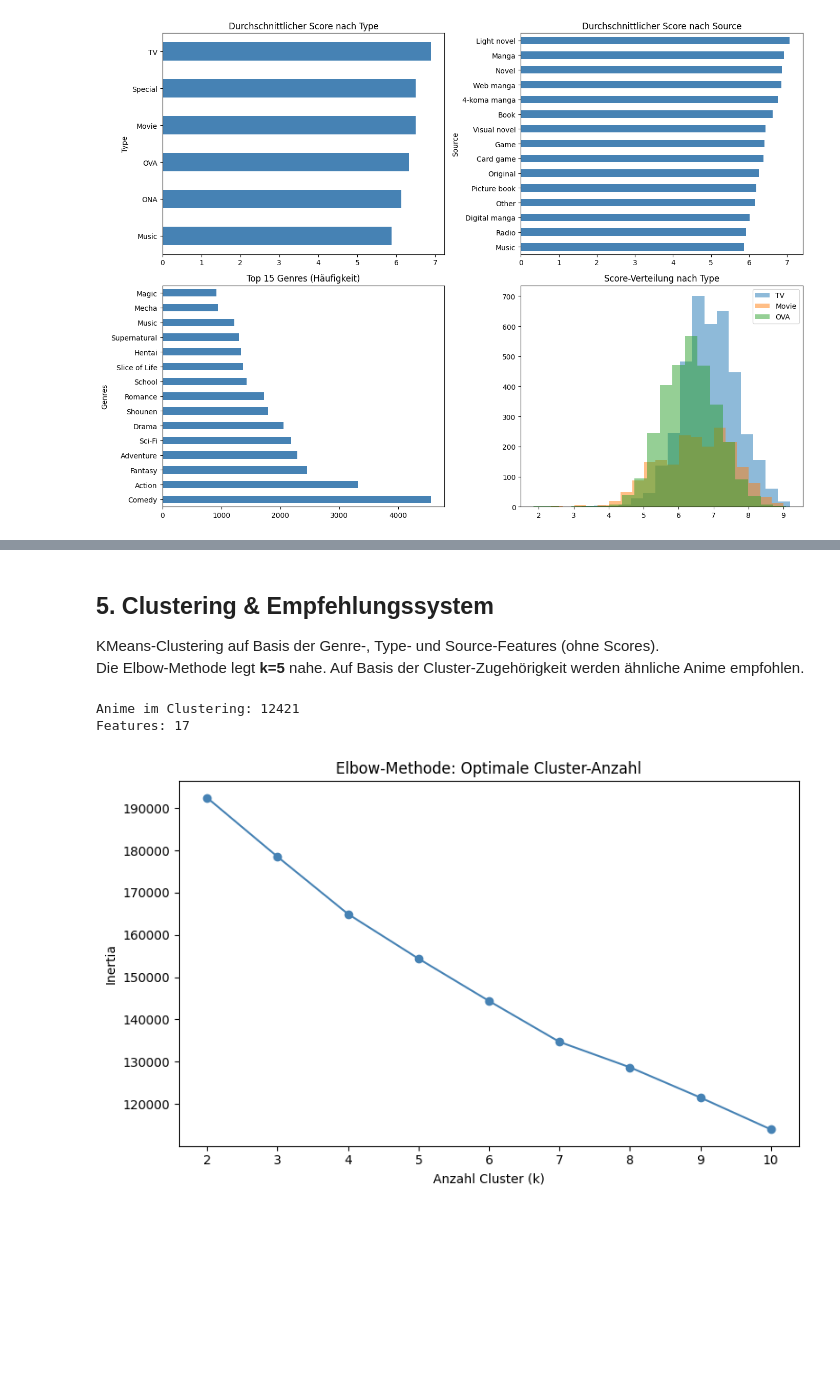
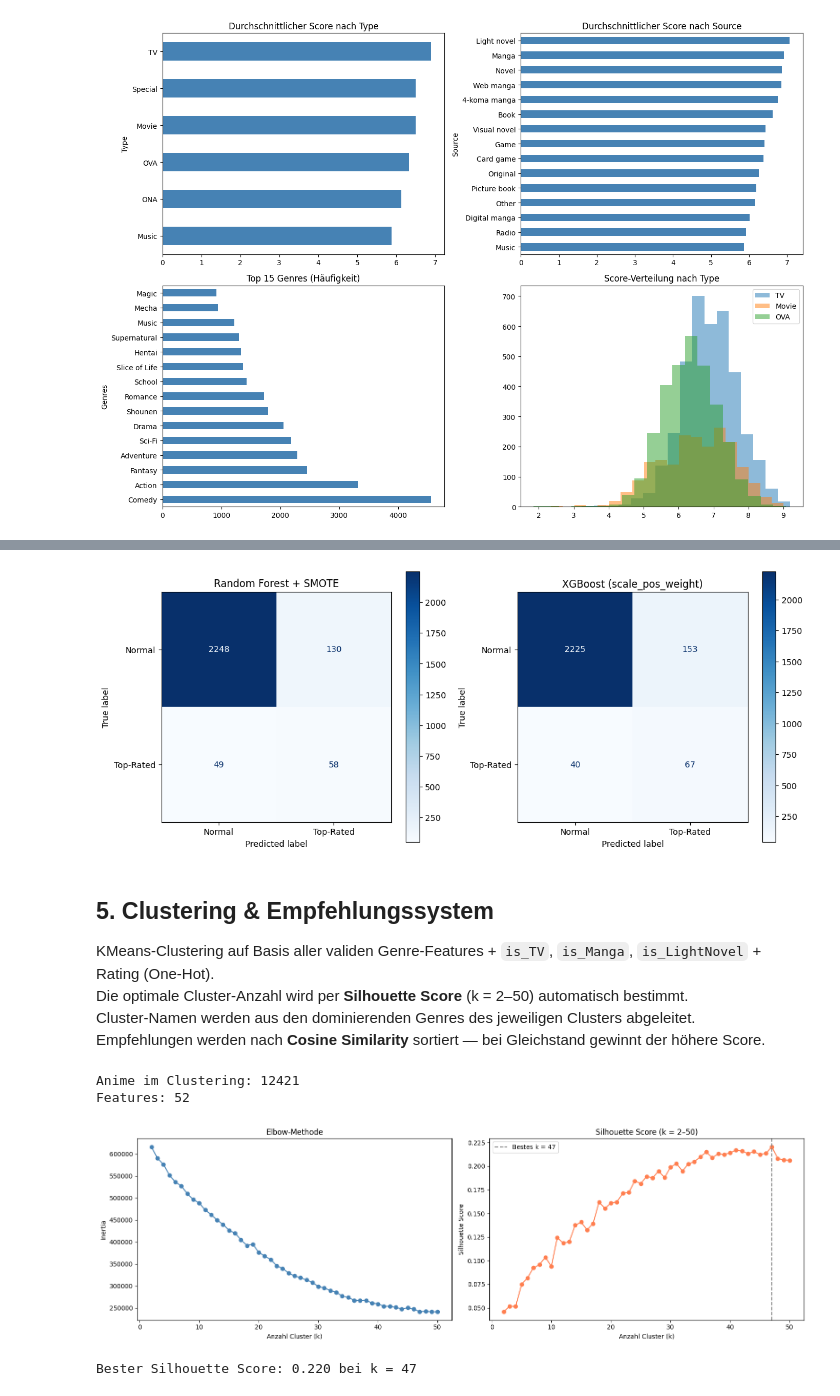
Before and after one commit to Johnny-my-boi/Portfolio_Projekt, a Jupyter notebook: notebooks/01_eda.ipynb, the cells around one changed output, grey strips where cells are left out. Saved outputs shown, nothing was run; the diff lists cells and outputs as text; code cells hidden in the pictures; blank space fills up the shorter version.

```diff
--- a/notebooks/01_eda.ipynb
+++ b/notebooks/01_eda.ipynb
@@ -492,17 +791,37 @@ weighted avg       0.93      0.85      0.89      2464
+# %%
+from sklearn.metrics import ConfusionMatrixDisplay
+
+fig, axes = plt.subplots(1, 2, figsize=(12, 5))
+
+ConfusionMatrixDisplay.from_predictions(
+    y_test, y_pred_rf,
+    display_labels=['Normal', 'Top-Rated'], ax=axes[0], cmap='Blues')
+axes[0].set_title('Random Forest + SMOTE')
+
+ConfusionMatrixDisplay.from_predictions(
+    y_test, y_pred_xgb,
+    display_labels=['Normal', 'Top-Rated'], ax=axes[1], cmap='Blues')
+axes[1].set_title('XGBoost (scale_pos_weight)')
+
+plt.tight_layout()
+plt.show()
+# %% [output]
+[figure, added]
 # %% [markdown]
 ## 5. Clustering & Empfehlungssystem
 
-KMeans-Clustering auf Basis der Genre-, Type- und Source-Features (ohne Scores).
-Die Elbow-Methode legt **k=5** nahe. Auf Basis der Cluster-Zugehörigkeit werden ähnliche Anime empfohlen.
+KMeans-Clustering auf Basis aller validen Genre-Features + `is_TV`, `is_Manga`, `is_LightNovel` + Rating (One-Hot).
+Die optimale Cluster-Anzahl wird per **Silhouette Score** (k = 2–50) automatisch bestimmt.
+Cluster-Namen werden aus den dominierenden Genres des jeweiligen Clusters abgeleitet.
+Empfehlungen werden nach **Cosine Similarity** sortiert — bei Gleichstand gewinnt der höhere Score.
 # %%
 from sklearn.preprocessing import StandardScaler
 from sklearn.cluster import KMeans
 
-# Features fürs Clustering: Genres + Type + Source
-cluster_features = top_genres + ['is_TV', 'is_Manga', 'is_LightNovel']
+# Genres + Type/Source-Flags + Rating als Cluster-Features
+cluster_features = valid_genres + ['is_TV', 'is_Manga', 'is_LightNovel'] + valid_ratings
 X_cluster = df_scored[cluster_features].copy()
 
-# Skalieren (wichtig für KMeans)
 scaler = StandardScaler()
 X_scaled = scaler.fit_transform(X_cluster)
 
@@ -510,23 +829,41 @@ print(f"Anime im Clustering: {X_scaled.shape[0]}")
 print(f"Features: {X_scaled.shape[1]}")
 # %% [output]
 Anime im Clustering: 12421
-Features: 17
+Features: 52
 # %%
+from sklearn.metrics import silhouette_score
+
 inertias = []
-K_range = range(2, 11)
+sil_scores = []
+K_range = range(2, 51)
 
 for k in K_range:
     km = KMeans(n_clusters=k, random_state=42, n_init=10)
-    km.fit(X_scaled)
+    labels = km.fit_predict(X_scaled)
     inertias.append(km.inertia_)
+    sil_scores.append(silhouette_score(X_scaled, labels))
 
-plt.figure(figsize=(8, 5))
-plt.plot(K_range, inertias, marker='o', color='steelblue')
-plt.xlabel('Anzahl Cluster (k)')
-plt.ylabel('Inertia')
-plt.title('Elbow-Methode: Optimale Cluster-Anzahl')
+best_k = list(K_range)[sil_scores.index(max(sil_scores))]
+
+fig, axes = plt.subplots(1, 2, figsize=(16, 5))
+
+axes[0].plot(K_range, inertias, marker='o', color='steelblue')
+axes[0].set_xlabel('Anzahl Cluster (k)')
+axes[0].set_ylabel('Inertia')
+axes[0].set_title('Elbow-Methode')
+
+axes[1].plot(K_range, sil_scores, marker='o', color='coral')
+axes[1].axvline(best_k, linestyle='--', color='gray', label=f'Bestes k = {best_k}')
+axes[1].set_xlabel('Anzahl Cluster (k)')
+axes[1].set_ylabel('Silhouette Score')
+axes[1].set_title('Silhouette Score (k = 2–50)')
+axes[1].legend()
+
 plt.tight_layout()
 plt.show()
+
+print(f"Bester Silhouette Score: {max(sil_scores):.3f} bei k = {best_k}")
 # %% [output]
-[figure, old version]
+[figure, new version]
+Bester Silhouette Score: 0.220 bei k = 47
 # %%
```
Also changed, not shown: parts of 29 cells of this notebook, 4 other files.
